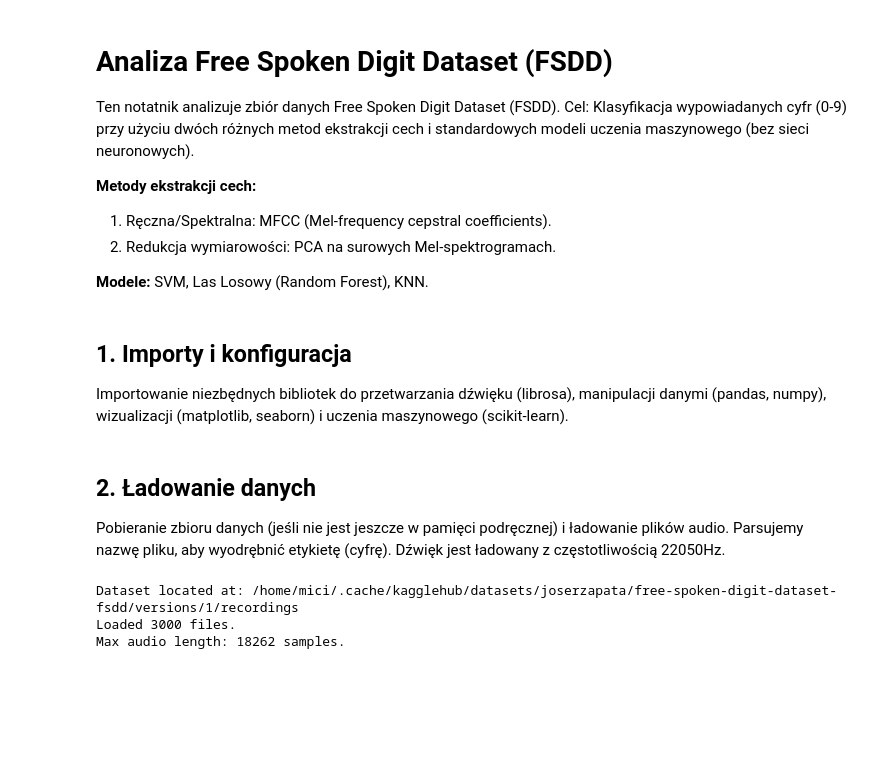
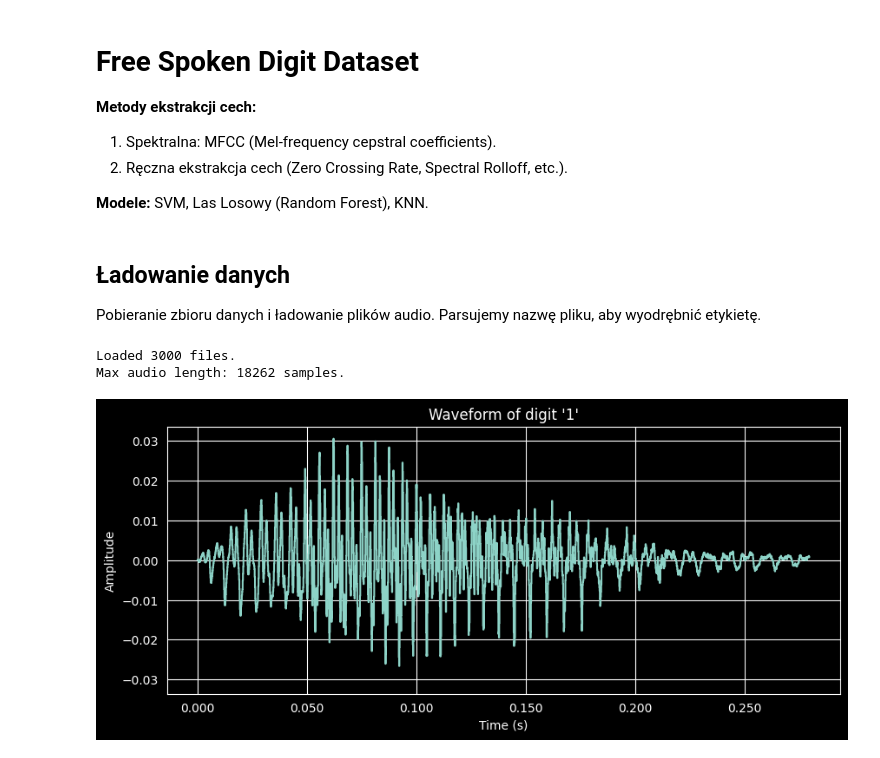
Before and after one commit to micichocki/zmum_project2, a Jupyter notebook: main.ipynb, the cells around one changed output. Drawn from its saved outputs; the diff is of its cells as text; code cells hidden in the pictures; blank space fills up the shorter version.

```diff
--- a/main.ipynb
+++ b/main.ipynb
@@ -1,17 +1,11 @@
 # %% [markdown]
-# Analiza Free Spoken Digit Dataset (FSDD)
-
-Ten notatnik analizuje zbiór danych Free Spoken Digit Dataset (FSDD).
-Cel: Klasyfikacja wypowiadanych cyfr (0-9) przy użyciu dwóch różnych metod ekstrakcji cech i standardowych modeli uczenia maszynowego (bez sieci neuronowych).
+# Free Spoken Digit Dataset
 
 **Metody ekstrakcji cech:**
-1. Ręczna/Spektralna: MFCC (Mel-frequency cepstral coefficients).
-2. Redukcja wymiarowości: PCA na surowych Mel-spektrogramach.
+1. Spektralna: MFCC (Mel-frequency cepstral coefficients).
+2. Ręczna ekstrakcja cech (Zero Crossing Rate, Spectral Rolloff, etc.).
 
 **Modele:** SVM, Las Losowy (Random Forest), KNN.
-# %% [markdown]
-## 1. Importy i konfiguracja
-Importowanie niezbędnych bibliotek do przetwarzania dźwięku (librosa), manipulacji danymi (pandas, numpy), wizualizacji (matplotlib, seaborn) i uczenia maszynowego (scikit-learn).
 # %%
 import os
 import glob
@@ -30,29 +23,23 @@ from sklearn.ensemble import RandomForestClassifier
 from sklearn.neighbors import KNeighborsClassifier
 from sklearn.metrics import accuracy_score, confusion_matrix
 # %% [markdown]
-## 2. Ładowanie danych
-Pobieranie zbioru danych (jeśli nie jest jeszcze w pamięci podręcznej) i ładowanie plików audio.
-Parsujemy nazwę pliku, aby wyodrębnić etykietę (cyfrę). Dźwięk jest ładowany z częstotliwością 22050Hz.
+## Ładowanie danych
+Pobieranie zbioru danych i ładowanie plików audio.
+Parsujemy nazwę pliku, aby wyodrębnić etykietę.
 # %%
-# Download/Locate dataset
 path = kagglehub.dataset_download("joserzapata/free-spoken-digit-dataset-fsdd")
 recordings_path = os.path.join(path, "recordings")
-print(f"Dataset located at: {recordings_path}")
 
-# Get all .wav files
 files = glob.glob(os.path.join(recordings_path, "*.wav"))
 
 data = []
 labels = []
 max_len = 0
 
-# Load files
 for f in files:
-    # Filename format: {digit}_{speaker}_{index}.wav
     filename = os.path.basename(f)
     digit = int(filename.split('_')[0])
 
-    # Load audio
     y, sr = librosa.load(f, sr=None)
 
     data.append(y)
@@ -64,6 +51,14 @@ for f in files:
 print(f"Loaded {len(data)} files.")
 print(f"Max audio length: {max_len} samples.")
 # %% [output]
-Dataset located at: /home/mici/.cache/kagglehub/datasets/joserzapata/free-spoken-digit-dataset-fsdd/versions/1/recordings
 Loaded 3000 files.
 Max audio length: 18262 samples.
+# %%
+plt.figure(figsize=(10, 4))
+librosa.display.waveshow(data[0], sr=8000)
+plt.title(f"Waveform of digit '{labels[0]}'")
+plt.xlabel("Time (s)")
+plt.ylabel("Amplitude")
+plt.show()
+# %% [output]
+[figure, added]
```
Also changed, not shown: parts of 15 cells of this notebook.
